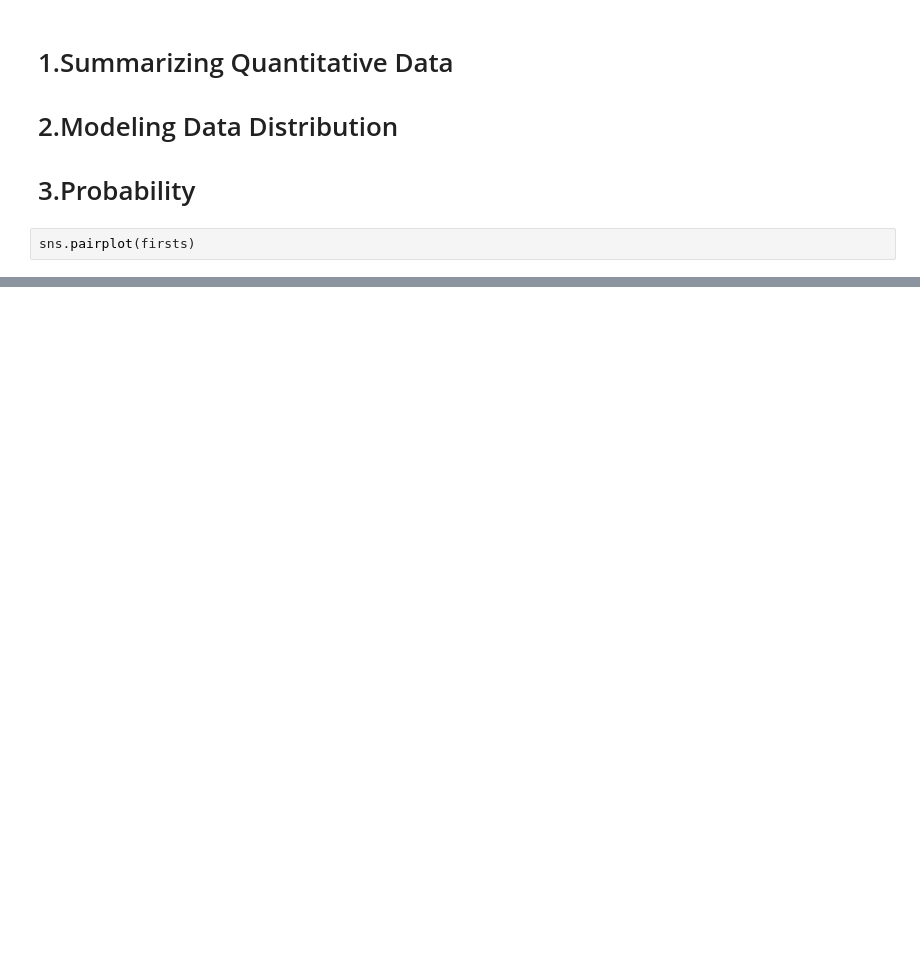
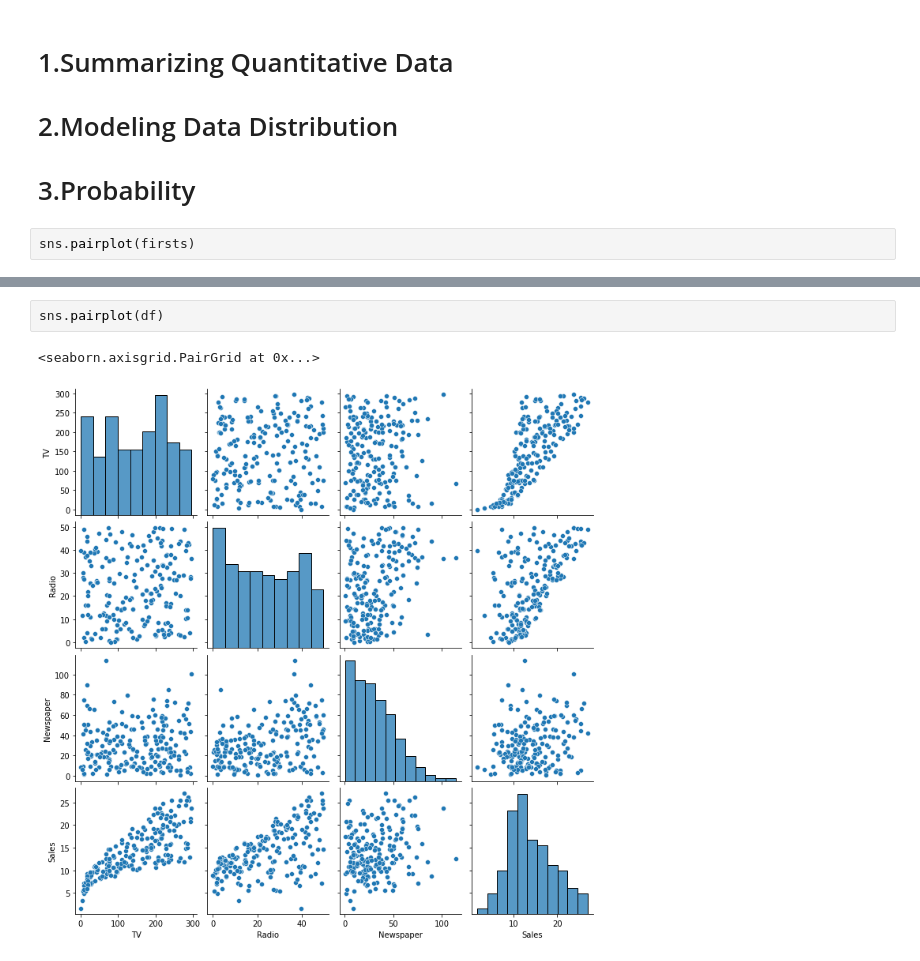
Before and after one commit to PrasadNehe/ThinkStats2, a Jupyter notebook: code/JobsyStat.ipynb, the cells around one changed output, grey strips where cells are left out. Saved outputs shown, nothing was run; the diff lists cells and outputs as text; blank space fills up the shorter version.

```diff
--- a/code/JobsyStat.ipynb
+++ b/code/JobsyStat.ipynb
@@ -1476,0 +1718,5 @@ sns.pairplot(firsts)
+# %%
+sns.pairplot(df)
+# %% [output]
+<seaborn.axisgrid.PairGrid at 0x...>
+[figure, added]
```
Also changed, not shown: parts of 99 cells of this notebook, 13 other files.
